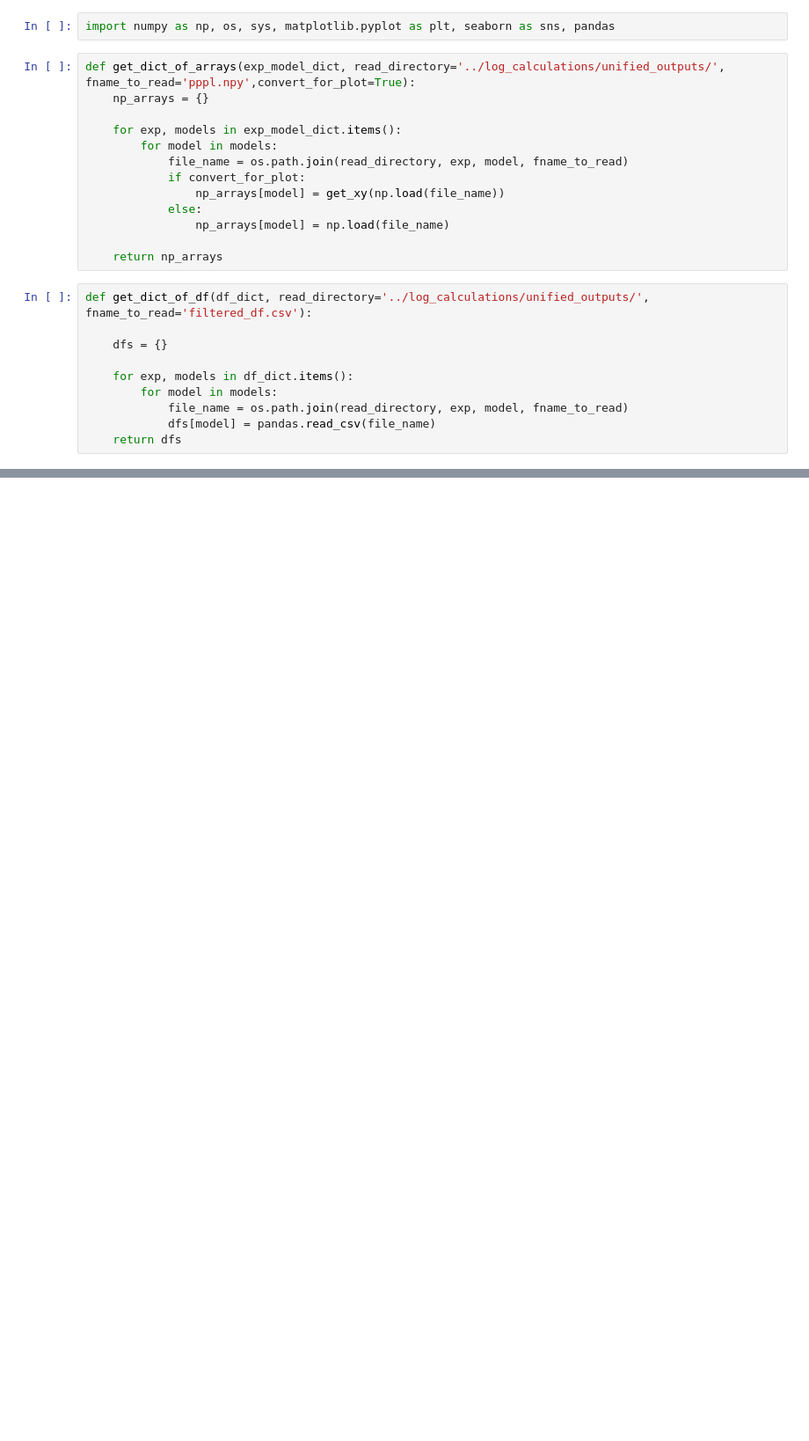
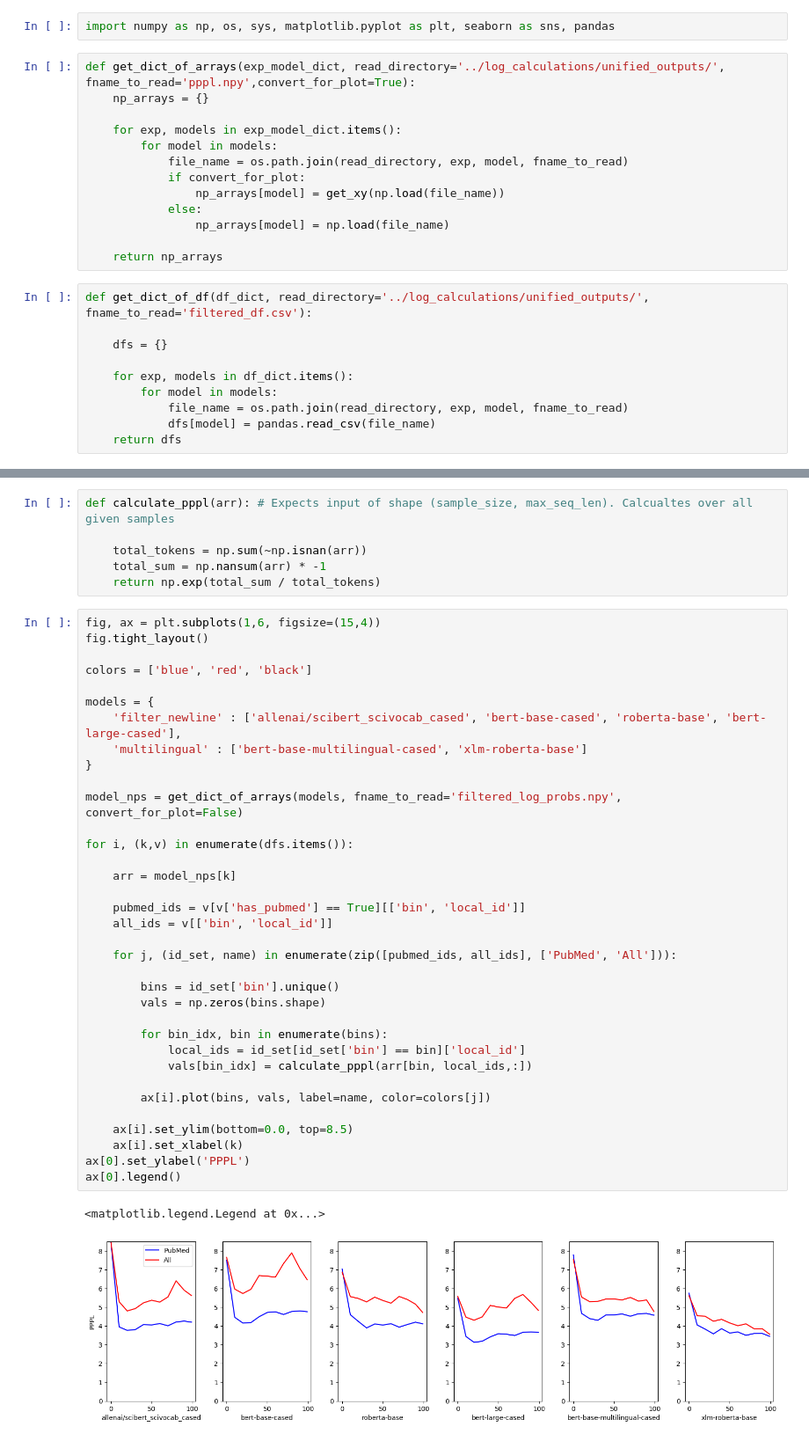
Before and after one commit to kwchurch/JSALT_Better_Together, a Jupyter notebook: lm_perplexity/vis/stratify_source.ipynb, the cells around one changed output, grey strips where cells are left out. Shown: that part at 88% size. Drawn from its saved outputs; the diff is of its cells as text; blank space fills up the shorter version.

```diff
--- a/lm_perplexity/vis/stratify_source.ipynb
+++ b/lm_perplexity/vis/stratify_source.ipynb
@@ -48,0 +87,44 @@ dfs
+# %%
+def calculate_pppl(arr): # Expects input of shape (sample_size, max_seq_len). Calcualtes over all given samples
+
+    total_tokens = np.sum(~np.isnan(arr))
+    total_sum = np.nansum(arr) * -1
+    return np.exp(total_sum / total_tokens)
+# %%
+fig, ax = plt.subplots(1,6, figsize=(15,4))
+fig.tight_layout()
+
+colors = ['blue', 'red', 'black']
+
+models = {
+    'filter_newline' : ['allenai/scibert_scivocab_cased', 'bert-base-cased', 'roberta-base', 'bert-large-cased'],
+    'multilingual' : ['bert-base-multilingual-cased', 'xlm-roberta-base']
+}
+
+model_nps = get_dict_of_arrays(models, fname_to_read='filtered_log_probs.npy', convert_for_plot=False)
+
+for i, (k,v) in enumerate(dfs.items()):
+
+    arr = model_nps[k]
+
+    pubmed_ids = v[v['has_pubmed'] == True][['bin', 'local_id']]
+    all_ids = v[['bin', 'local_id']]
+
+    for j, (id_set, name) in enumerate(zip([pubmed_ids, all_ids], ['PubMed', 'All'])):
+
+        bins = id_set['bin'].unique()
+        vals = np.zeros(bins.shape)
+
+        for bin_idx, bin in enumerate(bins):
+            local_ids = id_set[id_set['bin'] == bin]['local_id']
+            vals[bin_idx] = calculate_pppl(arr[bin, local_ids,:])
+
+        ax[i].plot(bins, vals, label=name, color=colors[j])
+
+    ax[i].set_ylim(bottom=0.0, top=8.5)
+    ax[i].set_xlabel(k)
+ax[0].set_ylabel('PPPL')
+ax[0].legend()
+# %% [output]
+<matplotlib.legend.Legend at 0x...>
+[figure, added]
```
Also changed, not shown: parts of 4 cells of this notebook, 1 other file.
